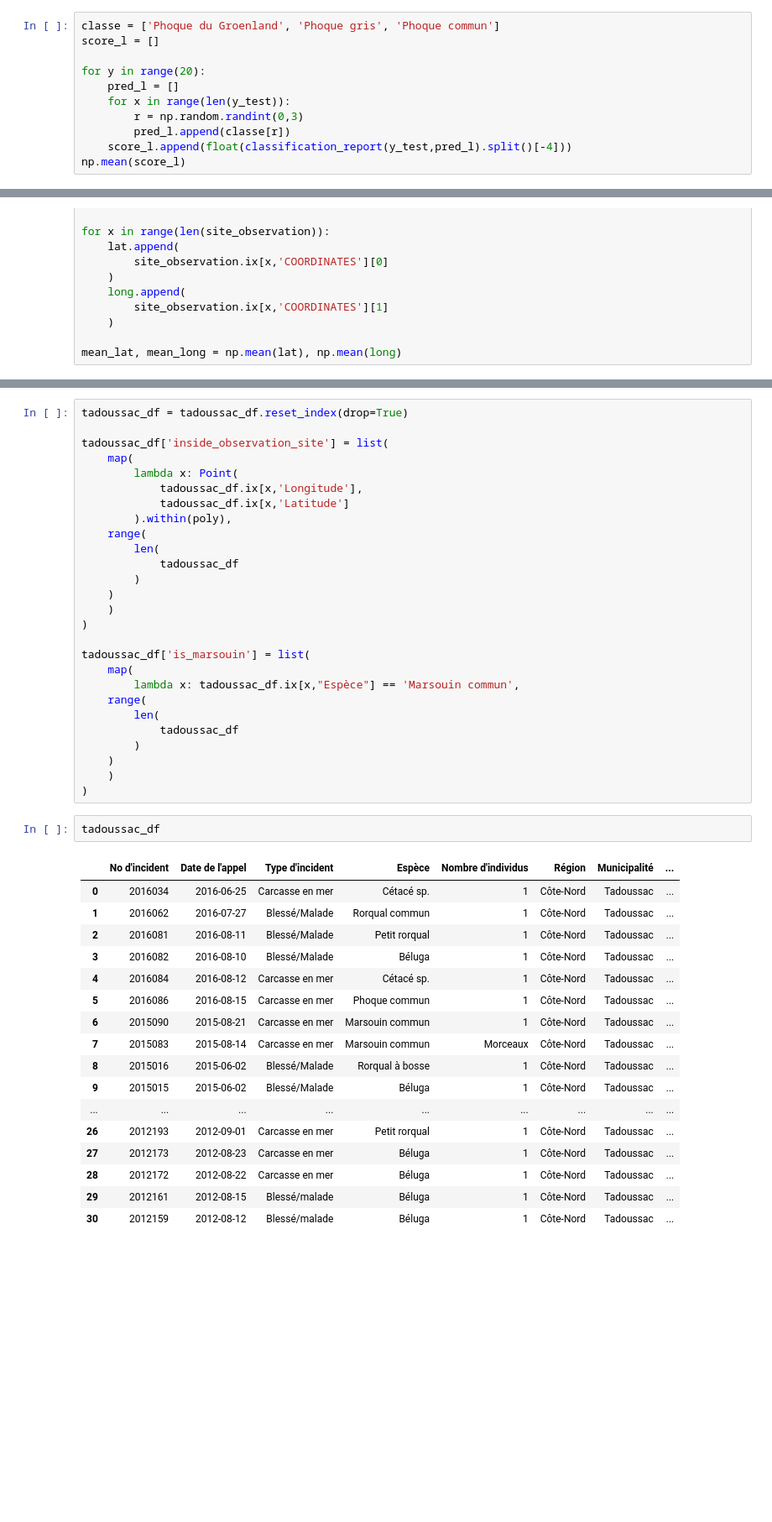
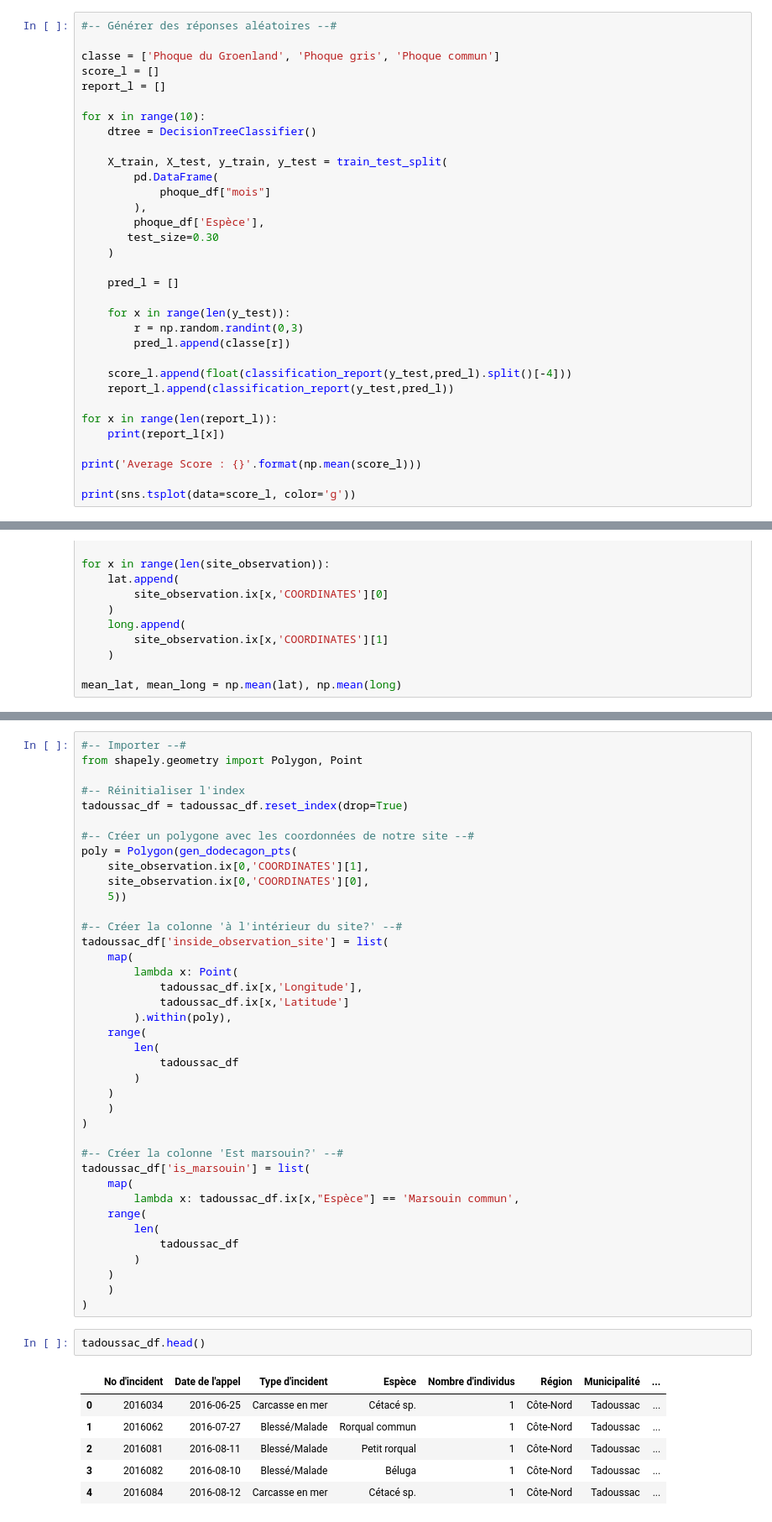
Before and after one commit to aubertsigouin/ogsl, a Jupyter notebook: OGSL.ipynb, the cells around one changed output, grey strips where cells are left out. Shown at 84% size. Saved outputs shown, nothing was run; the diff lists cells and outputs as text; blank space fills up the shorter version.

Commit message:
RQUMM et sites d'observation

```diff
--- a/OGSL.ipynb
+++ b/OGSL.ipynb
@@ -414,12 +478,34 @@ np.mean(l)
 # %%
+#-- Générer des réponses aléatoires --#
+
 classe = ['Phoque du Groenland', 'Phoque gris', 'Phoque commun']
 score_l = []
+report_l = []
 
-for y in range(20):
+for x in range(10):
+    dtree = DecisionTreeClassifier()
+
+    X_train, X_test, y_train, y_test = train_test_split(
+        pd.DataFrame(
+            phoque_df["mois"]
+        ),
+        phoque_df['Espèce'],
+       test_size=0.30
+    )
+
     pred_l = []
+
     for x in range(len(y_test)):
         r = np.random.randint(0,3)
         pred_l.append(classe[r])
+
     score_l.append(float(classification_report(y_test,pred_l).split()[-4]))
-np.mean(score_l)
+    report_l.append(classification_report(y_test,pred_l))
+
+for x in range(len(report_l)):
+    print(report_l[x])
+
+print('Average Score : {}'.format(np.mean(score_l)))
+
+print(sns.tsplot(data=score_l, color='g'))
 # %% [output]
@@ -749,6 +790,17 @@ poly = Polygon(gen_dodecagon_pts(site_observation.ix[0,'COORDINATES'][1],site_ob
 # %%
+#-- Importer --#
+from shapely.geometry import Polygon, Point
+
+#-- Réinitialiser l'index
 tadoussac_df = tadoussac_df.reset_index(drop=True)
 
+#-- Créer un polygone avec les coordonnées de notre site --#
+poly = Polygon(gen_dodecagon_pts(
+    site_observation.ix[0,'COORDINATES'][1],
+    site_observation.ix[0,'COORDINATES'][0],
+    5))
+
+#-- Créer la colonne 'à l'intérieur du site?' --#
 tadoussac_df['inside_observation_site'] = list(
     map(
         lambda x: Point(
@@ -763,6 +815,7 @@ tadoussac_df['inside_observation_site'] = list(
     )
 )
 
+#-- Créer la colonne 'Est marsouin?' --#
 tadoussac_df['is_marsouin'] = list(
     map(
         lambda x: tadoussac_df.ix[x,"Espèce"] == 'Marsouin commun',
@@ -774,22 +827,11 @@ tadoussac_df['is_marsouin'] = list(
     )
 )
 # %%
-tadoussac_df
+tadoussac_df.head()
 # %% [output]
 |  | No d'incident | Date de l'appel | Type d'incident | Espèce | Nombre d'individus | Région | Municipalité | ... |
 | 0 | 2016034 | 2016-06-25 | Carcasse en mer | Cétacé sp. | 1 | Côte-Nord | Tadoussac | ... |
 | 1 | 2016062 | 2016-07-27 | Blessé/Malade | Rorqual commun | 1 | Côte-Nord | Tadoussac | ... |
 | 2 | 2016081 | 2016-08-11 | Blessé/Malade | Petit rorqual | 1 | Côte-Nord | Tadoussac | ... |
 | 3 | 2016082 | 2016-08-10 | Blessé/Malade | Béluga | 1 | Côte-Nord | Tadoussac | ... |
 | 4 | 2016084 | 2016-08-12 | Carcasse en mer | Cétacé sp. | 1 | Côte-Nord | Tadoussac | ... |
-| 5 | 2016086 | 2016-08-15 | Carcasse en mer | Phoque commun | 1 | Côte-Nord | Tadoussac | ... |
-| 6 | 2015090 | 2015-08-21 | Carcasse en mer | Marsouin commun | 1 | Côte-Nord | Tadoussac | ... |
-| 7 | 2015083 | 2015-08-14 | Carcasse en mer | Marsouin commun | Morceaux | Côte-Nord | Tadoussac | ... |
-| 8 | 2015016 | 2015-06-02 | Blessé/Malade | Rorqual à bosse | 1 | Côte-Nord | Tadoussac | ... |
-| 9 | 2015015 | 2015-06-02 | Blessé/Malade | Béluga | 1 | Côte-Nord | Tadoussac | ... |
-| ... | ... | ... | ... | ... | ... | ... | ... | ... |
-| 26 | 2012193 | 2012-09-01 | Carcasse en mer | Petit rorqual | 1 | Côte-Nord | Tadoussac | ... |
-| 27 | 2012173 | 2012-08-23 | Carcasse en mer | Béluga | 1 | Côte-Nord | Tadoussac | ... |
-| 28 | 2012172 | 2012-08-22 | Carcasse en mer | Béluga | 1 | Côte-Nord | Tadoussac | ... |
-| 29 | 2012161 | 2012-08-15 | Blessé/malade | Béluga | 1 | Côte-Nord | Tadoussac | ... |
-| 30 | 2012159 | 2012-08-12 | Blessé/malade | Béluga | 1 | Côte-Nord | Tadoussac | ... |
```
Also changed, not shown: parts of 56 cells of this notebook, 2 other files.
